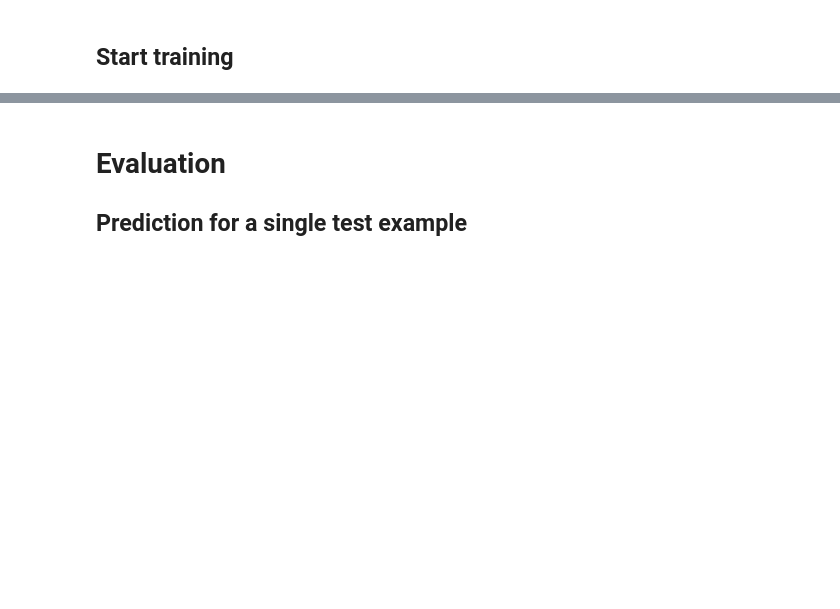
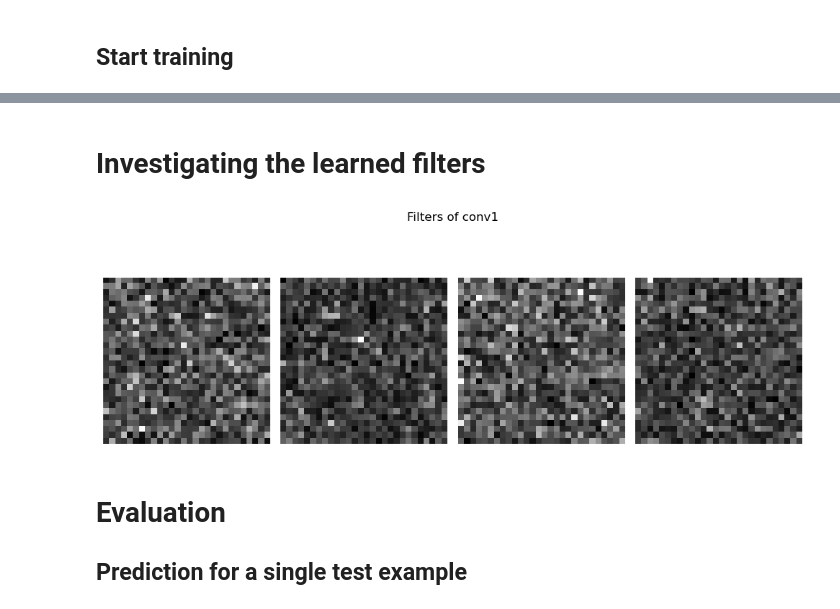
Before and after one commit to FsMarcoTU/fashion_mnist_tests, a Jupyter notebook: 240528_fourier_conv.ipynb, the cells around one changed output, grey strips where cells are left out. Saved outputs shown, nothing was run; the diff lists cells and outputs as text; code cells hidden in the pictures; blank space fills up the shorter version.

```diff
--- a/240528_fourier_conv.ipynb
+++ b/240528_fourier_conv.ipynb
@@ -396,14 +396,14 @@ class FourierCNN(nn.Module):
         self.channeltocomplex = TwoChannelsToComplex()
         self.complextochannel = ComplexToTwoChannels()
         self.ifft = InverseFourierTransform2D(norm='ortho')
-        self.conv1 = FourierConv2d(in_channels=1, out_channels=16, kernel_size=28)
+        self.conv1 = FourierConv2d(in_channels=1, out_channels=8, kernel_size=28)
         self.maxpool1 = CplxMaxPool2d(kernel_size=2)
-        self.conv2 = FourierConv2d(in_channels=16, out_channels=32, kernel_size=28) # Decreasing kernel sizes since we Pool
-        self.conv3 = FourierConv2d(in_channels=32, out_channels=64, kernel_size=28)
+        self.conv2 = FourierConv2d(in_channels=8, out_channels=16, kernel_size=28) # Decreasing kernel sizes since we Pool
+        self.conv3 = FourierConv2d(in_channels=16, out_channels=16, kernel_size=28)
         self.dropout0 = nn.Dropout2d(0.35)
         self.dropout1 = nn.Dropout2d(0.25)
         self.dropout2 = nn.Dropout2d(0.5)
-        self.fc1 = nn.Linear(100352, 1024)
+        self.fc1 = nn.Linear(25088, 1024)
         self.fc2 = nn.Linear(1024, 512)
         self.fc3 = nn.Linear(512, 128)
         self.fc4 = nn.Linear(128, 10)
@@ -546,3 +521,45 @@ Test Loss: 0.3689, Test Accuracy: 87.53%
+# %% [markdown]
+# Investigating the learned filters
+# %%
+def plot_filters(model, layer_name, num_filters, figsize=(8, 8)):
+    # Get the convolutional layer by name
+    conv_layer = getattr(model, layer_name)
+
+    # Extract the real and imaginary parts of the filters
+    real_weights = conv_layer.real_weights.detach().cpu().numpy()
+    imag_weights = conv_layer.imag_weights.detach().cpu().numpy()
+
+    # Combine the real and imaginary parts to form complex filters
+    complex_weights = real_weights + 1j * imag_weights
+
+    # Compute the magnitude of the complex filters
+    filter_magnitudes = np.abs(complex_weights)
+
+    # Create a figure and subplots
+    fig, axes = plt.subplots(1, num_filters, figsize=figsize)
+
+    # Plot each filter
+    for i in range(num_filters):
+        ax = axes[i]
+        ax.imshow(filter_magnitudes[i, 0], cmap='gray')
+        ax.axis('off')
+
+    # Set the title of the figure
+    fig.suptitle(f'Filters of {layer_name}')
+
+    # Adjust the spacing between subplots
+    plt.tight_layout()
+
+    # Display the plot
+    plt.show()
+
+# Example usage
+layer_name = 'conv1'  # Specify the name of the convolutional layer
+num_filters = 4  # Specify the number of filters to plot
+
+plot_filters(model, layer_name, num_filters, figsize=(10,4))
+# %% [output]
+[figure, added]
 # %% [markdown]
 # Evaluation
 
```
Also changed, not shown: parts of 6 cells of this notebook, 1 other file.
